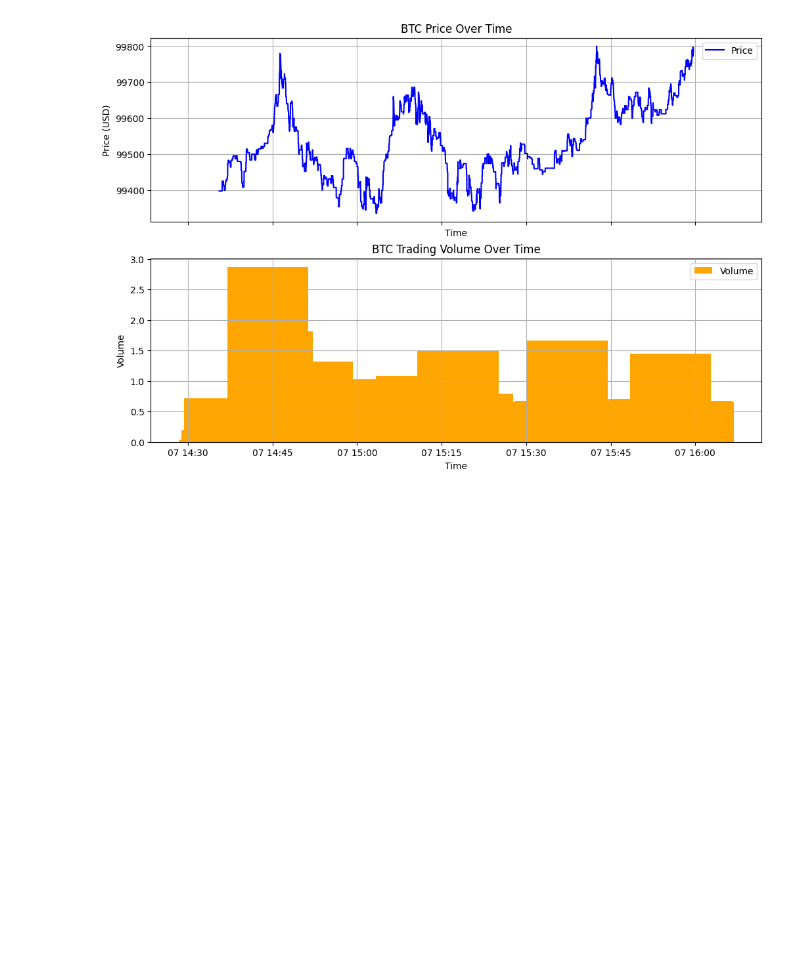
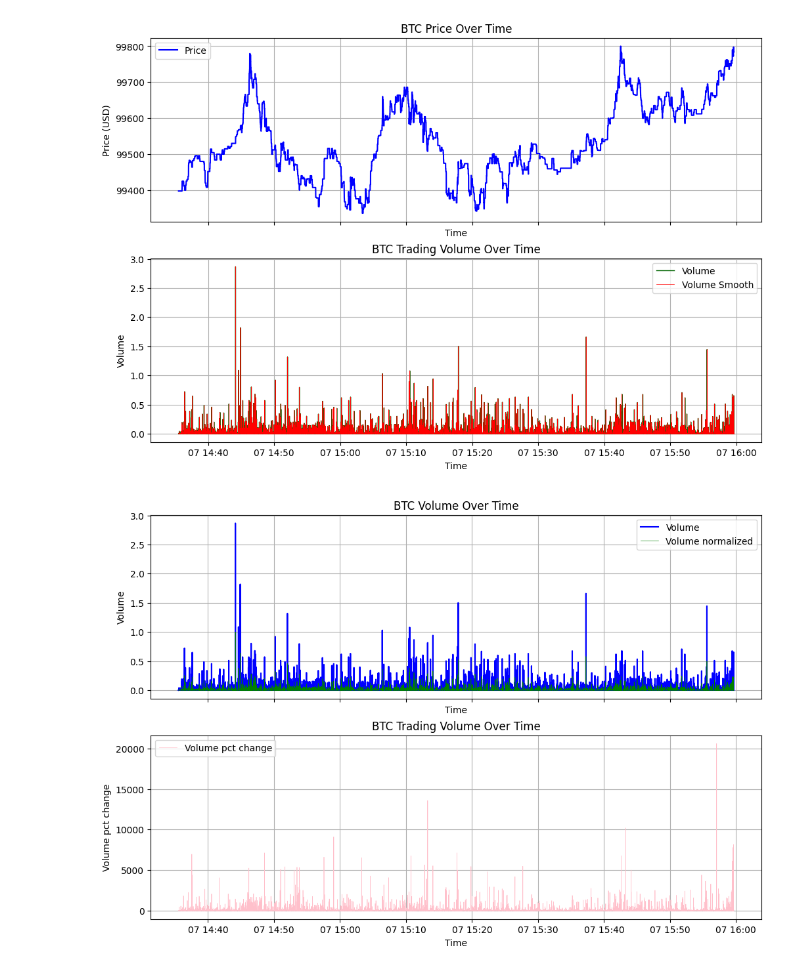
Before and after one commit to KarolSekscinski/anomaly-detection, a Jupyter notebook: ProcessorSpark/sandbox/explore_anomalies.ipynb, the cells around one changed output. Drawn from its saved outputs; the diff is of its cells as text; code cells hidden in the pictures; blank space fills up the shorter version.

```diff
--- a/ProcessorSpark/sandbox/explore_anomalies.ipynb
+++ b/ProcessorSpark/sandbox/explore_anomalies.ipynb
@@ -50,7 +70,8 @@ ax[0].grid(True)
 ax[0].legend()
 
 # Plot Volume
-ax[1].bar(df.index, df["volume"], label="Volume", color="orange", width=0.01)
+ax[1].plot(df.index, df["volume"], label="Volume", color="darkgreen", linewidth=1)
+ax[1].plot(df.index, df["volume_smooth"], label="Volume Smooth", color="red", linewidth=0.5)
 ax[1].set_title("BTC Trading Volume Over Time")
 ax[1].set_ylabel("Volume")
 ax[1].set_xlabel("Time")
@@ -61,5 +82,32 @@ ax[1].legend()
 # plt.tight_layout()
 plt.show()
 # %% [output]
-[figure, old version]
+[figure, new version]
+# %%
+# Plot Price and Volume
+fig, ax = plt.subplots(2, 1, figsize=(12, 8), sharex=True)
+
+# Plot Price
+ax[0].plot(df.index, df["volume"], label="Volume", color="blue", linewidth=1.5)
+ax[0].plot(df.index, df["volume_normalized"], label="Volume normalized", color="green", linewidth=0.5)
+ax[0].set_title("BTC Volume Over Time")
+ax[0].set_ylabel("Volume")
+ax[0].set_xlabel("Time")
+ax[0].grid(True)
+ax[0].legend()
+
+# Plot Volume
+# ax[1].plot(df.index, df["volume"], label="Volume", color="orange", linewidth=1)
+ax[1].plot(df.index, df["volume_pct_change"], label="Volume pct change", color="pink", linewidth=0.5)
+ax[1].set_title("BTC Trading Volume Over Time")
+ax[1].set_ylabel("Volume pct change")
+ax[1].set_xlabel("Time")
+ax[1].grid(True)
+ax[1].legend()
+
+# Adjust layout and show the plots
+# plt.tight_layout()
+plt.show()
+# %% [output]
+[figure, added]
 # %%
```
Also changed, not shown: parts of 10 cells of this notebook, 3 other files.
